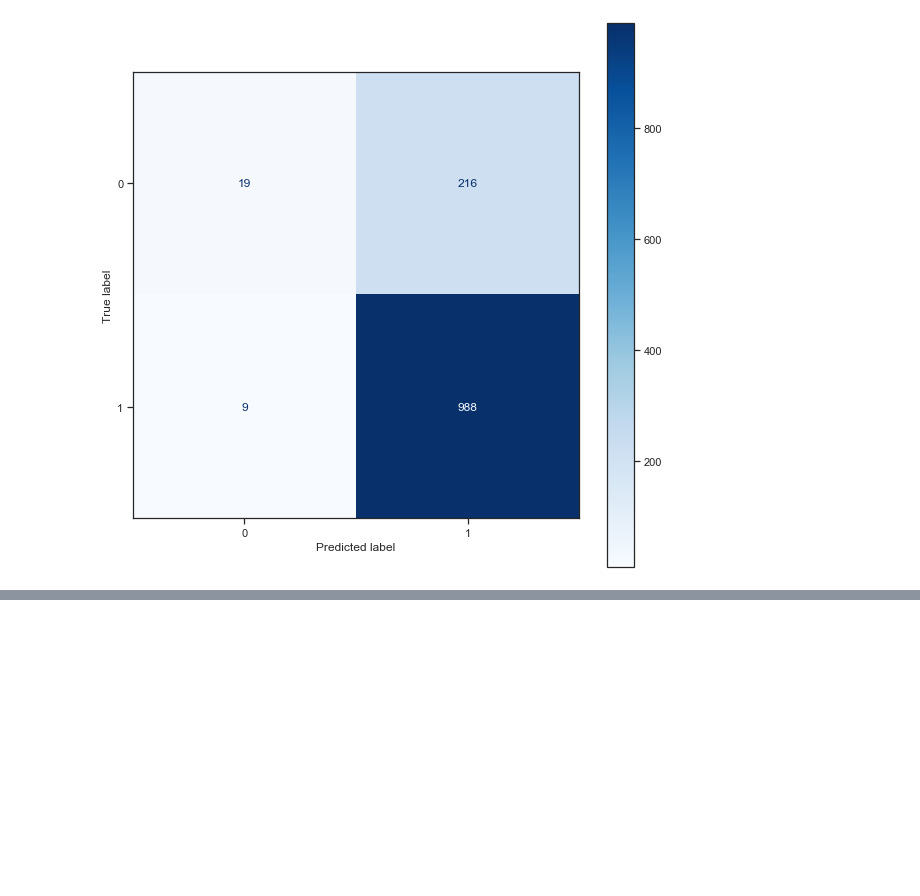
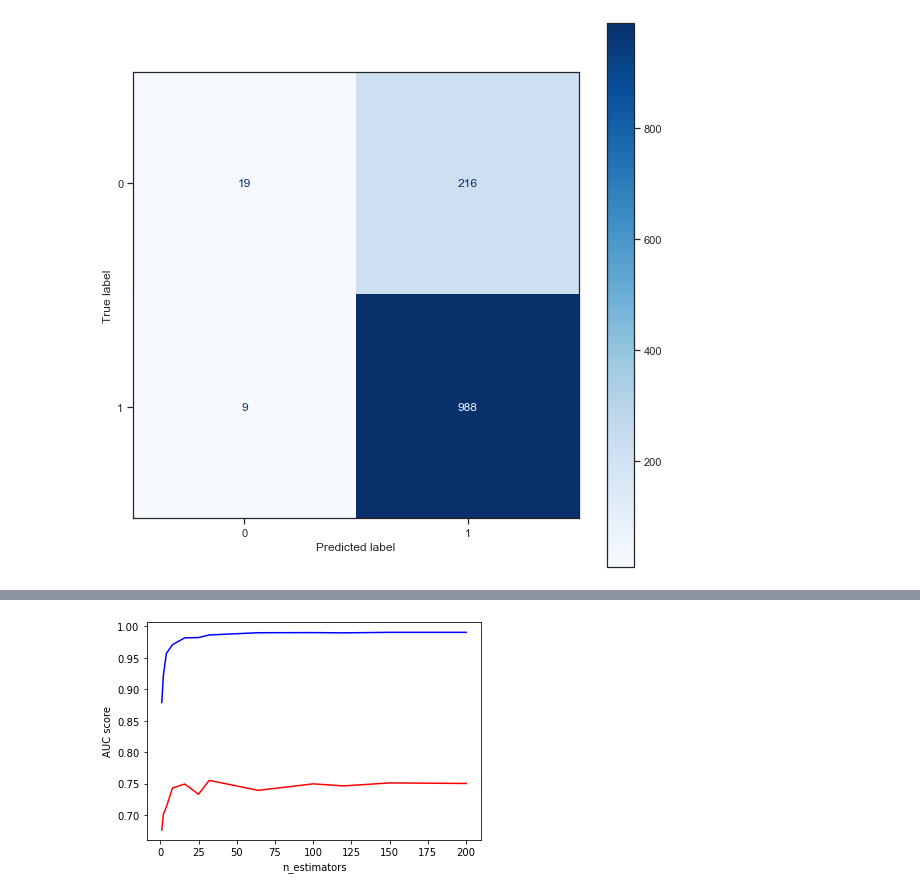
Before and after one commit to rahmaldrs/hoax-detection, a Jupyter notebook: Metode.ipynb, the cells around one changed output, grey strips where cells are left out. Drawn from its saved outputs; the diff is of its cells as text; code cells hidden in the pictures; blank space fills up the shorter version.

```diff
--- a/Metode.ipynb
+++ b/Metode.ipynb
@@ -507,0 +578,11 @@ plt.show()
+# %%
+from sklearn.ensemble import RandomForestClassifier
+rf = RandomForestClassifier()
+rf.fit(X_train, y_train)
+RandomForestClassifier(bootstrap=True, class_weight=None, criterion='gini',
+ max_depth=None, max_features='auto', max_leaf_nodes=None,
+ min_impurity_split=1e-07, min_samples_leaf=1,
+ min_samples_split=2, min_weight_fraction_leaf=0.0,
+ n_estimators=10, n_jobs=1, oob_score=False, random_state=None,
+ verbose=0, warm_start=False)
+y_pred = rf.predict(X_test)
@@ -507,0 +596,25 @@ plt.show()
+# %%
+n_estimators = [1, 2, 4, 8, 16, 25, 32, 64, 100,120, 150, 200]
+train_results = [];
+test_results = []
+for estimator in n_estimators:
+    rf = RandomForestClassifier(n_estimators=estimator, n_jobs=-1)
+    rf.fit(X_train, y_train)
+    train_pred = rf.predict(X_train)
+    false_positive_rate, true_positive_rate, thresholds = roc_curve(y_train, train_pred)
+    roc_auc = auc(false_positive_rate, true_positive_rate)
+    train_results.append(roc_auc)
+    y_pred = rf.predict(X_test)
+    false_positive_rate, true_positive_rate, thresholds = roc_curve(y_test, y_pred)
+    roc_auc = auc(false_positive_rate, true_positive_rate)
+    test_results.append(roc_auc)
+
+from matplotlib.legend_handler import HandlerLine2D
+line1 = plt.plot(n_estimators, train_results, 'b', label= 'Train AUC')
+line2 = plt.plot(n_estimators, test_results, 'r', label= 'Test AUC')
+
+plt.ylabel('AUC score')
+plt.xlabel('n_estimators')
+plt.show()
+# %% [output]
+[figure, added]
```
Also changed, not shown: parts of 11 cells of this notebook.
